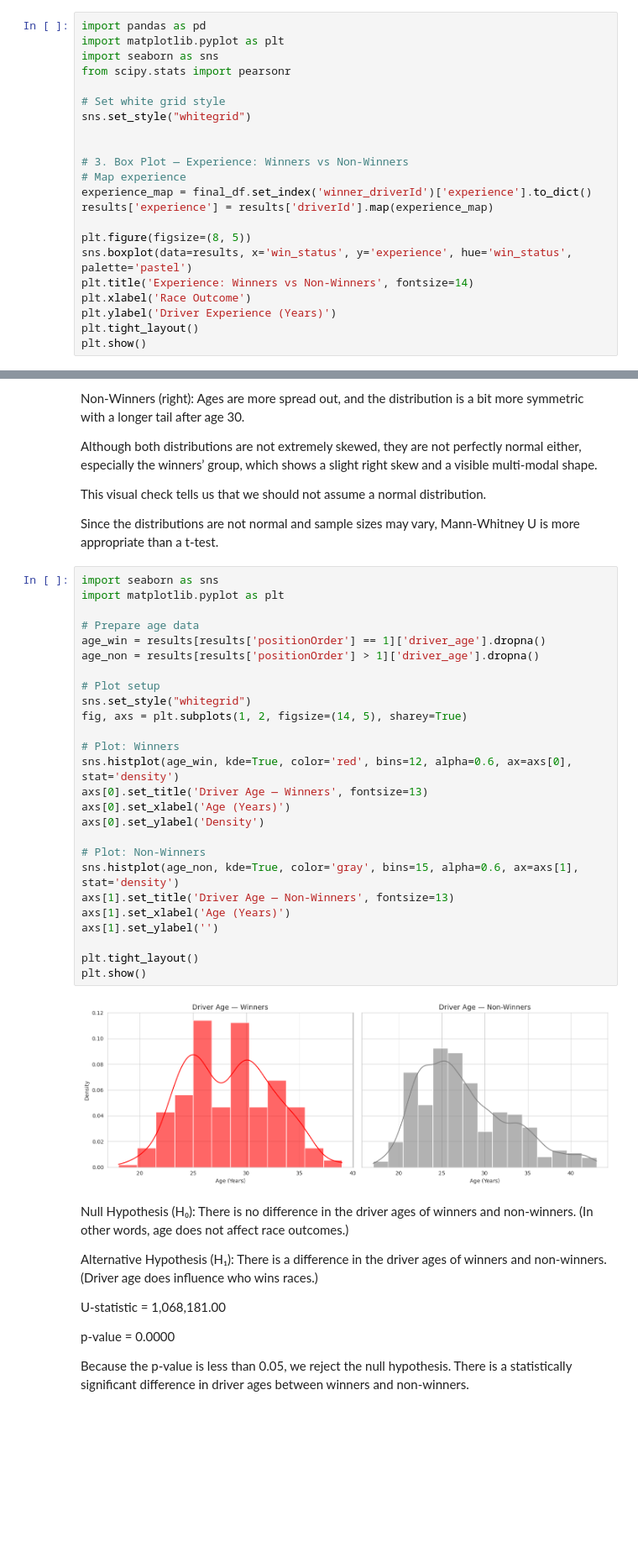
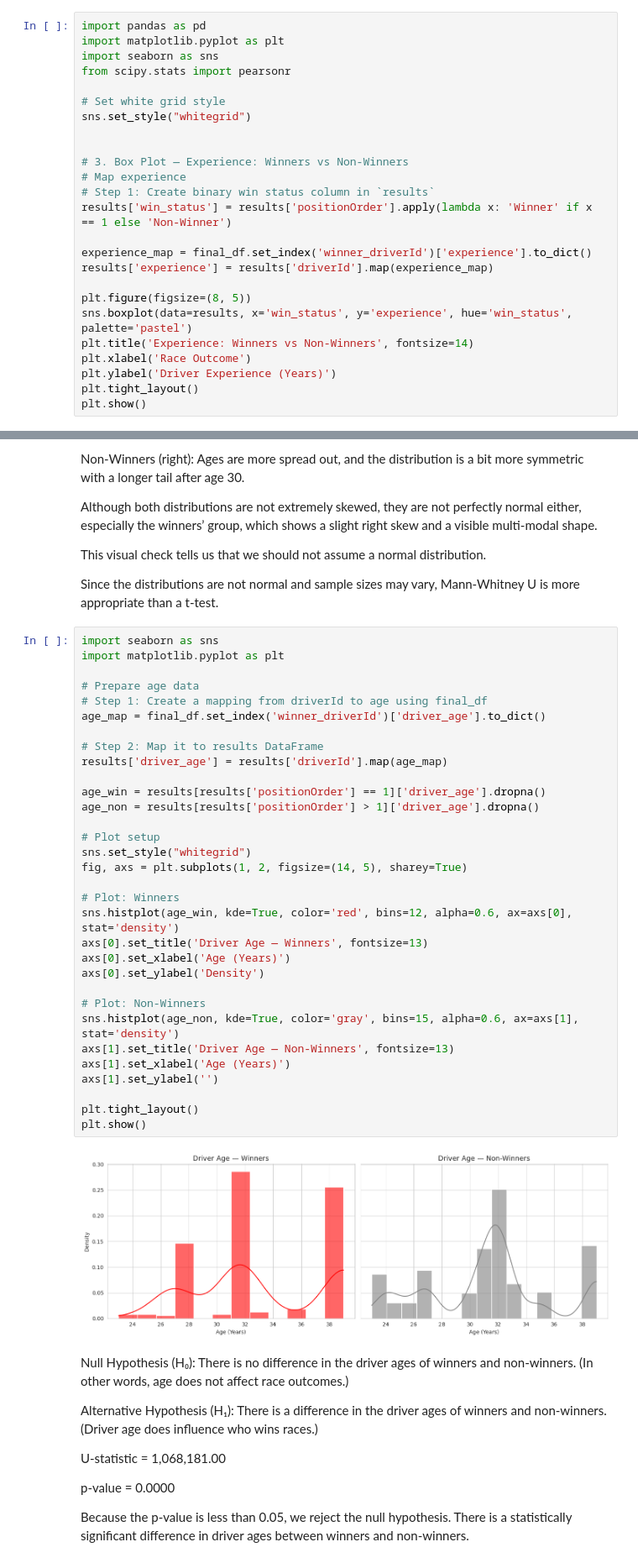
Before and after one commit to mehlika-dogan/DSA---210-Term-Project, a Jupyter notebook: F1_Data_Cleaning_2010_2024_WinnerOnly_300Rows.ipynb, the cells around one changed output, grey strips where cells are left out. Shown at 84% size. Drawn from its saved outputs; the diff is of its cells as text; blank space fills up the shorter version.

```diff
--- a/F1_Data_Cleaning_2010_2024_WinnerOnly_300Rows.ipynb
+++ b/F1_Data_Cleaning_2010_2024_WinnerOnly_300Rows.ipynb
@@ -824,6 +840,9 @@ sns.set_style("whitegrid")
 
 # 3. Box Plot — Experience: Winners vs Non-Winners
 # Map experience
+# Step 1: Create binary win status column in `results`
+results['win_status'] = results['positionOrder'].apply(lambda x: 'Winner' if x == 1 else 'Non-Winner')
+
 experience_map = final_df.set_index('winner_driverId')['experience'].to_dict()
 results['experience'] = results['driverId'].map(experience_map)
 
@@ -850,31 +869,37 @@ Since the distributions are not normal and sample sizes may vary, Mann-Whitney U
 # %%
 import seaborn as sns
 import matplotlib.pyplot as plt
 
 # Prepare age data
+# Step 1: Create a mapping from driverId to age using final_df
+age_map = final_df.set_index('winner_driverId')['driver_age'].to_dict()
+
+# Step 2: Map it to results DataFrame
+results['driver_age'] = results['driverId'].map(age_map)
+
 age_win = results[results['positionOrder'] == 1]['driver_age'].dropna()
 age_non = results[results['positionOrder'] > 1]['driver_age'].dropna()
 
 # Plot setup
 sns.set_style("whitegrid")
 fig, axs = plt.subplots(1, 2, figsize=(14, 5), sharey=True)
 
 # Plot: Winners
 sns.histplot(age_win, kde=True, color='red', bins=12, alpha=0.6, ax=axs[0], stat='density')
 axs[0].set_title('Driver Age — Winners', fontsize=13)
 axs[0].set_xlabel('Age (Years)')
 axs[0].set_ylabel('Density')
 
 # Plot: Non-Winners
 sns.histplot(age_non, kde=True, color='gray', bins=15, alpha=0.6, ax=axs[1], stat='density')
 axs[1].set_title('Driver Age — Non-Winners', fontsize=13)
 axs[1].set_xlabel('Age (Years)')
 axs[1].set_ylabel('')
 
 plt.tight_layout()
 plt.show()
 # %% [output]
-[figure, old version]
+[figure, new version]
 # %% [markdown]
 Null Hypothesis (H₀):
 There is no difference in the driver ages of winners and non-winners.
```
Also changed, not shown: parts of 16 cells of this notebook.
